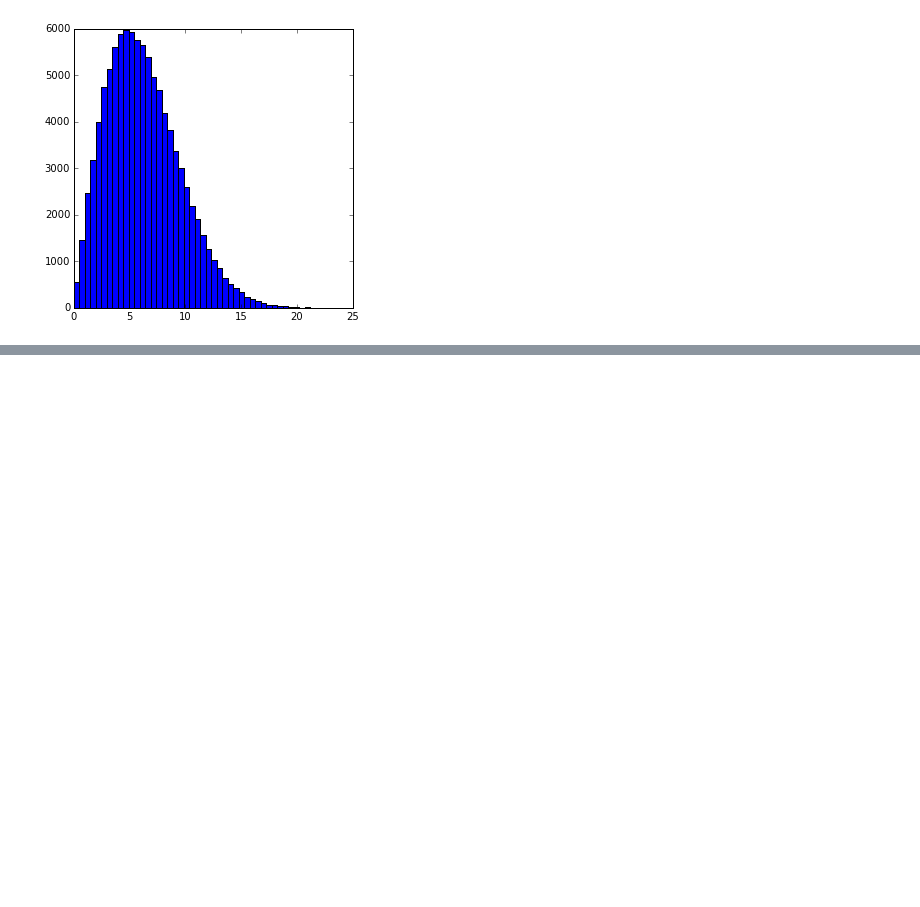
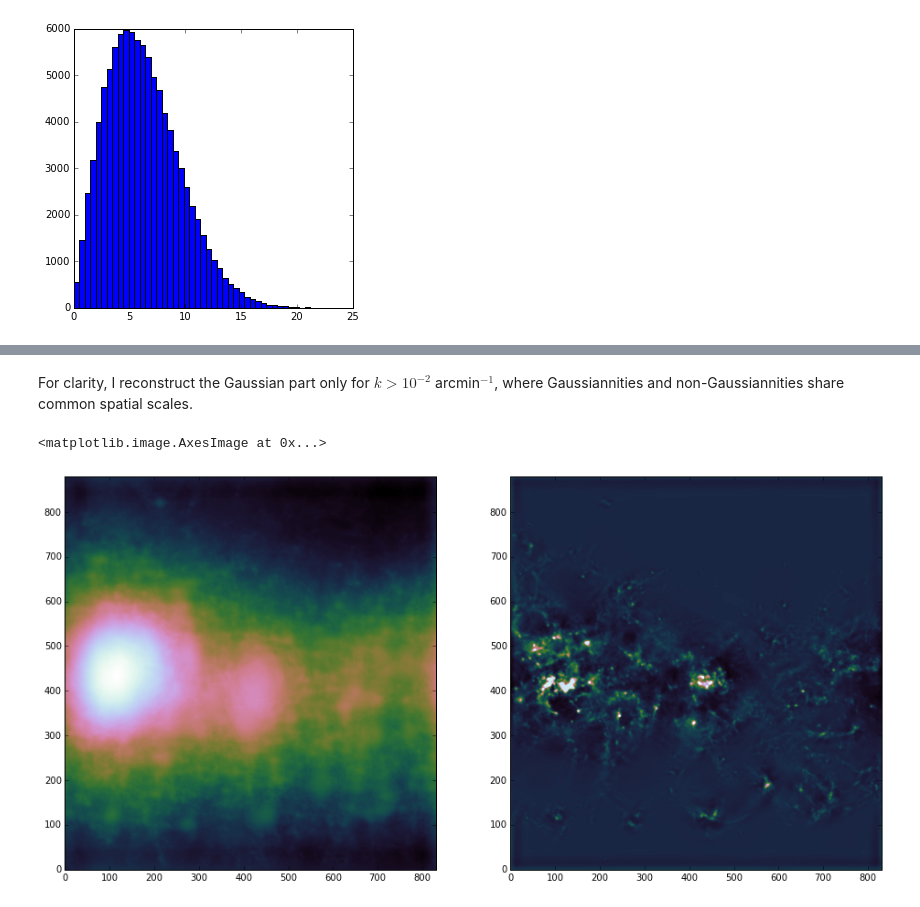
Before and after one commit to hoangducthuong/notebooks, a Jupyter notebook: W43_wavan.ipynb, the cells around one changed output, grey strips where cells are left out. Cells and saved outputs as stored; diff of their text form; code cells hidden in the pictures; blank space fills up the shorter version.

```diff
--- a/W43_wavan.ipynb
+++ b/W43_wavan.ipynb
@@ -177,3 +63,0 @@ plt.colorbar()
-# %%
-import seaborn as sns
-sns.set(color_codes=True)
@@ -383,0 +168,24 @@ Skewness = 0.621448031378
+# %% [markdown]
+For clarity, I reconstruct the Gaussian part only for $k > 10^{-2}$ arcmin$^{-1}$, where Gaussiannities and non-Gaussiannities share common spatial scales.
+# %%
+M = wav_k.shape[0]
+
+coherent = np.sum(wt[M:2*M,:,:],axis=0)
+Gaussian = np.sum(wt[2*M+8:3*M,:,:],axis=0)+np.sum(wt[0:6,:,:],axis=0)
+
+fits.writeto('/Users/jfrob/postdoc/fil2star/segmentation/Herschel/W43_density_galcut_nan_cohe.fits',\
+            coherent.real,HDU[0].header,overwrite=True)
+fits.writeto('/Users/jfrob/postdoc/fil2star/segmentation/Herschel/W43_density_galcut_nan_gaussian.fits',\
+            Gaussian.real,HDU[0].header,overwrite=True)
+
+plt.figure(figsize=(16,8))
+
+plt.subplot(121)
+plt.imshow(Gaussian.real,origin='below',cmap='cubehelix')
+#plt.colorbar()
+plt.subplot(122)
+plt.imshow(coherent.real,origin='below',cmap='cubehelix')
+#plt.colorbar()
+# %% [output]
+<matplotlib.image.AxesImage at 0x...>
+[figure, added]
```
Also changed, not shown: parts of 26 cells of this notebook.
